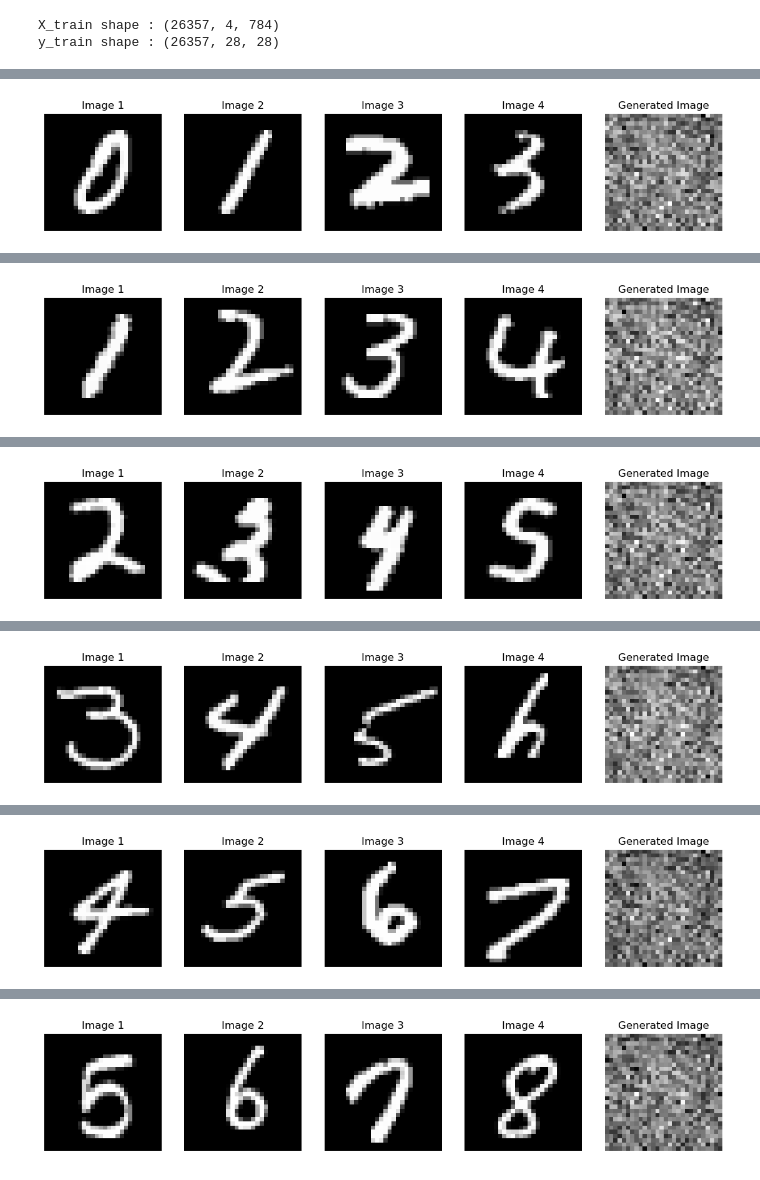
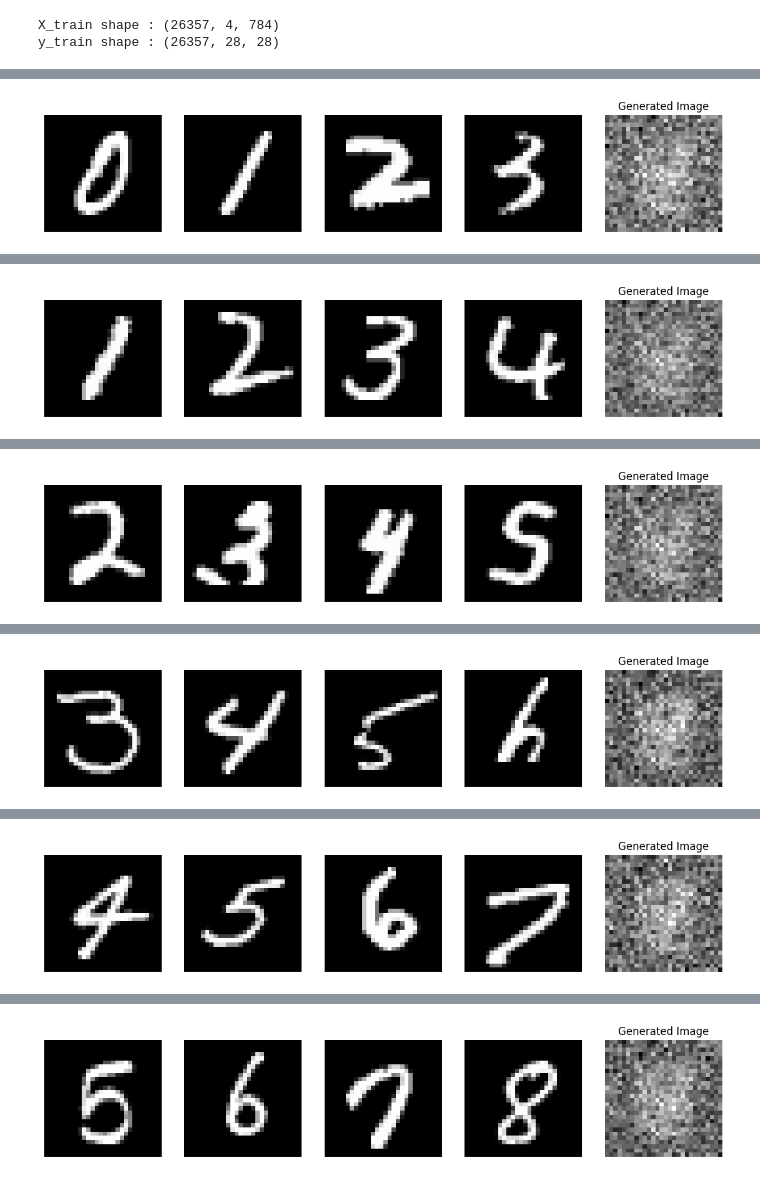
Before and after one commit to fawern/Sequential-Image-Generator-LSTM-MNIST, a Jupyter notebook: main.ipynb, the cells around one changed output, grey strips where cells are left out. Cells and saved outputs as stored; diff of their text form; code cells hidden in the pictures.

```diff
--- a/main.ipynb
+++ b/main.ipynb
@@ -26,5 +12,5 @@ def call_data():
 # %%
-df = call_data()
+df = get_mnist_data()
 # %% [output]
 Train images shape : (60000, 28, 28)
 Shape of single image : (28, 28)
@@ -107,5 +45,5 @@ class DataGenerator:
 # %%
-generator = DataGenerator(df)
+generator = SequentialImageDataGenerator(df)
 
 X_train, X_test, y_train, y_test = generator.train_test_split_data()
 # %%
@@ -131,2 +55,2 @@ class Model(Sequential):
 # %%
-model = Model(optimizer='adam', X_train=X_train, y_train=y_train, iters=2)
+model = NextImagePredictor(X_train=X_train, y_train=y_train)
@@ -159,6 +57,8 @@ def img_generator(n):
 # %%
 # optimizer = SGD(Stochastic Gradient Descent)
 
+model.train('sgd', 2)
+
 for i in [0, 3, 30, 117, 125, 12]:
-    img_generator(i)
+    test_model_prediction(model, X_test, i)
 # %% [output]
@@ -166 +70 @@ for i in [0, 3, 30, 117, 125, 12]:
-[figure, old version]
+[figure, new version]
@@ -168 +72 @@ for i in [0, 3, 30, 117, 125, 12]:
-[figure, old version]
+[figure, new version]
@@ -170 +74 @@ for i in [0, 3, 30, 117, 125, 12]:
-[figure, old version]
+[figure, new version]
@@ -172 +76 @@ for i in [0, 3, 30, 117, 125, 12]:
-[figure, old version]
+[figure, new version]
@@ -174 +78 @@ for i in [0, 3, 30, 117, 125, 12]:
-[figure, old version]
+[figure, new version]
@@ -176,4 +80,4 @@ for i in [0, 3, 30, 117, 125, 12]:
-[figure, old version]
+[figure, new version]
 # %%
 # optimizer = RMSPROP(Root Mean Squared Propagation)
 
```
Also changed, not shown: parts of 10 cells of this notebook.
